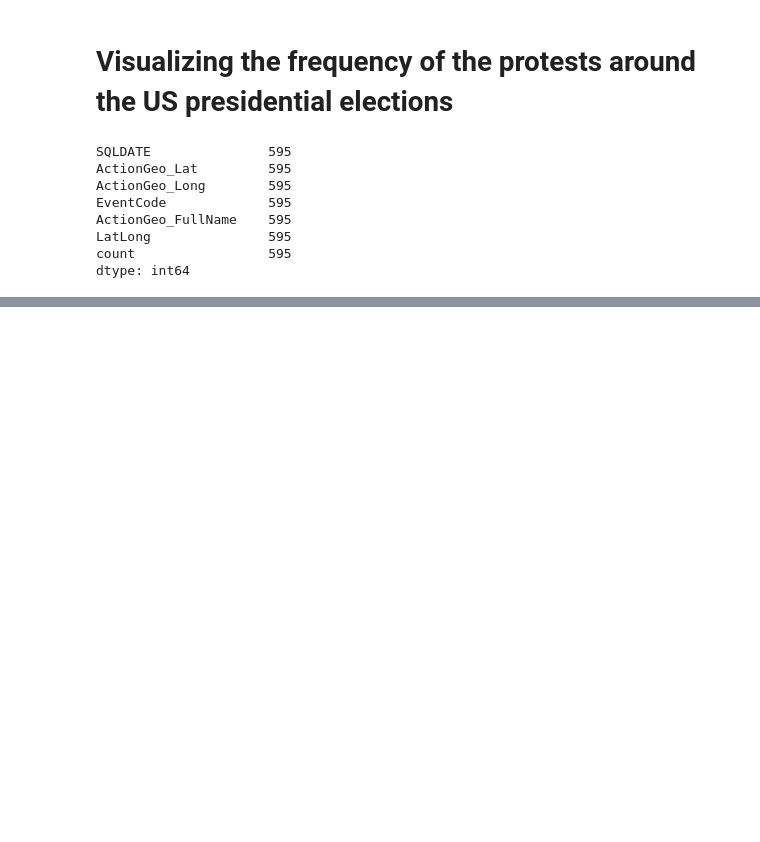
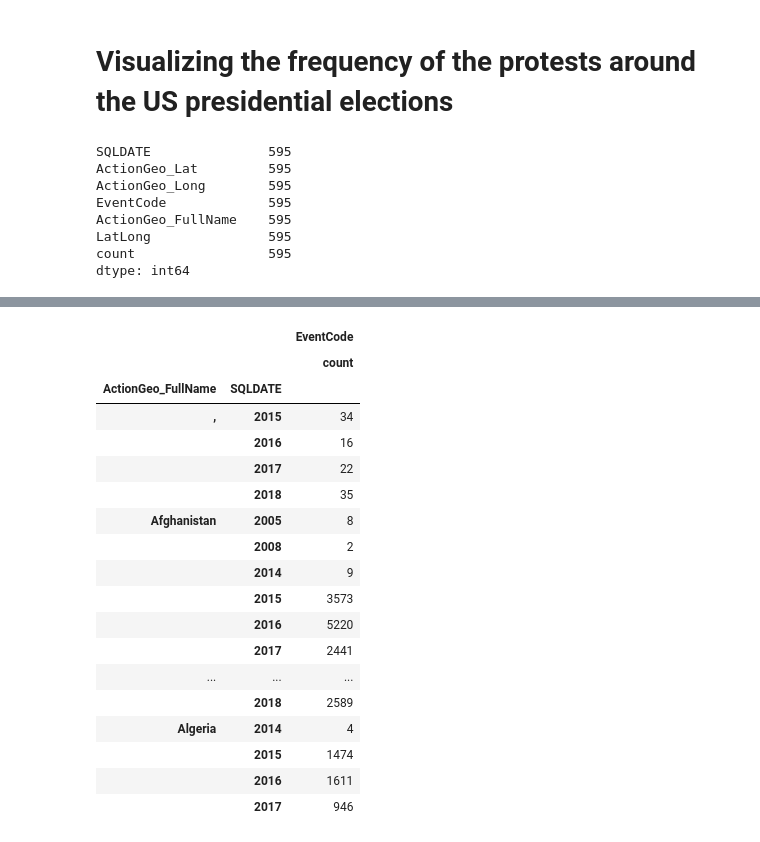
Before and after one commit to Apiquet/ADA_Project, a Jupyter notebook: anthony.ipynb, the cells around one changed output, grey strips where cells are left out. Saved outputs shown, nothing was run; the diff lists cells and outputs as text; code cells hidden in the pictures; blank space fills up the shorter version.

```diff
--- a/anthony.ipynb
+++ b/anthony.ipynb
@@ -244,0 +335,3 @@ Protests' intensity for US elections in 2016 (Ctrl+Click)
+# %%
+protests = pd.read_csv(DATA_PATH + 'protests_location.csv')
+protests.head()
@@ -244,0 +345,5 @@ Protests' intensity for US elections in 2016 (Ctrl+Click)
+# %%
+protests['SQLDATE'] = protests['SQLDATE'].astype(str)
+protests['SQLDATE'] = protests['SQLDATE'].str[0:4]
+protests['ActionGeo_FullName'] = protests['ActionGeo_FullName'].str.split(', ').str[-1]
+protests.head()
@@ -244,0 +357,4 @@ Protests' intensity for US elections in 2016 (Ctrl+Click)
+# %%
+protests = protests.drop('ActionGeo_Lat', 1)
+protests = protests.drop('ActionGeo_Long', 1)
+protests.head()
@@ -244,0 +368,23 @@ Protests' intensity for US elections in 2016 (Ctrl+Click)
+# %%
+protests=protests.groupby(['ActionGeo_FullName', 'SQLDATE']).agg(['count'])
+protests.head(20)
+# %% [output]
+|  |  | EventCode |
+|  |  | count |
+| ActionGeo_FullName | SQLDATE |  |
+| , | 2015 | 34 |
+|  | 2016 | 16 |
+|  | 2017 | 22 |
+|  | 2018 | 35 |
+| Afghanistan | 2005 | 8 |
+|  | 2008 | 2 |
+|  | 2014 | 9 |
+|  | 2015 | 3573 |
+|  | 2016 | 5220 |
+|  | 2017 | 2441 |
+| ... | ... | ... |
+|  | 2018 | 2589 |
+| Algeria | 2014 | 4 |
+|  | 2015 | 1474 |
+|  | 2016 | 1611 |
+|  | 2017 | 946 |
```
Also changed, not shown: parts of 7 cells of this notebook, 5 other files.
